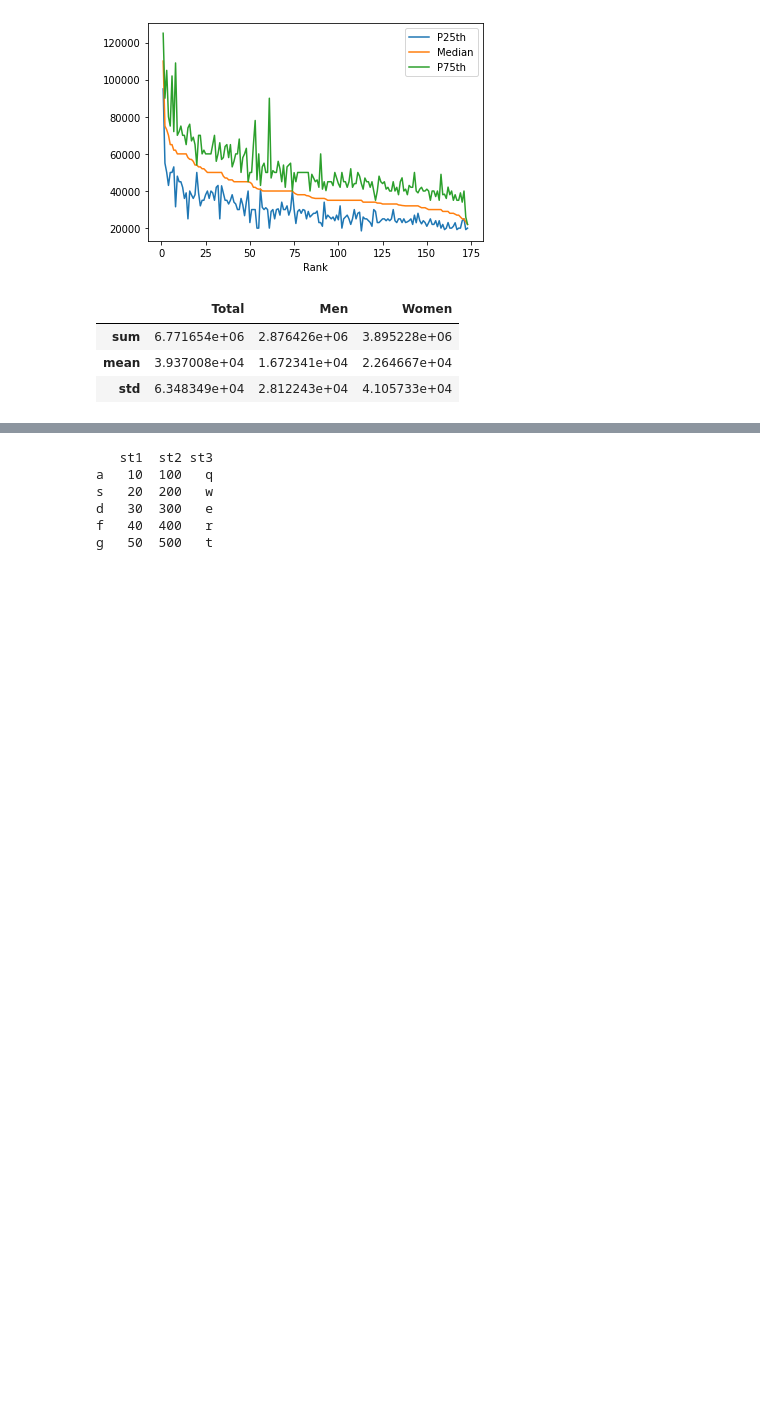
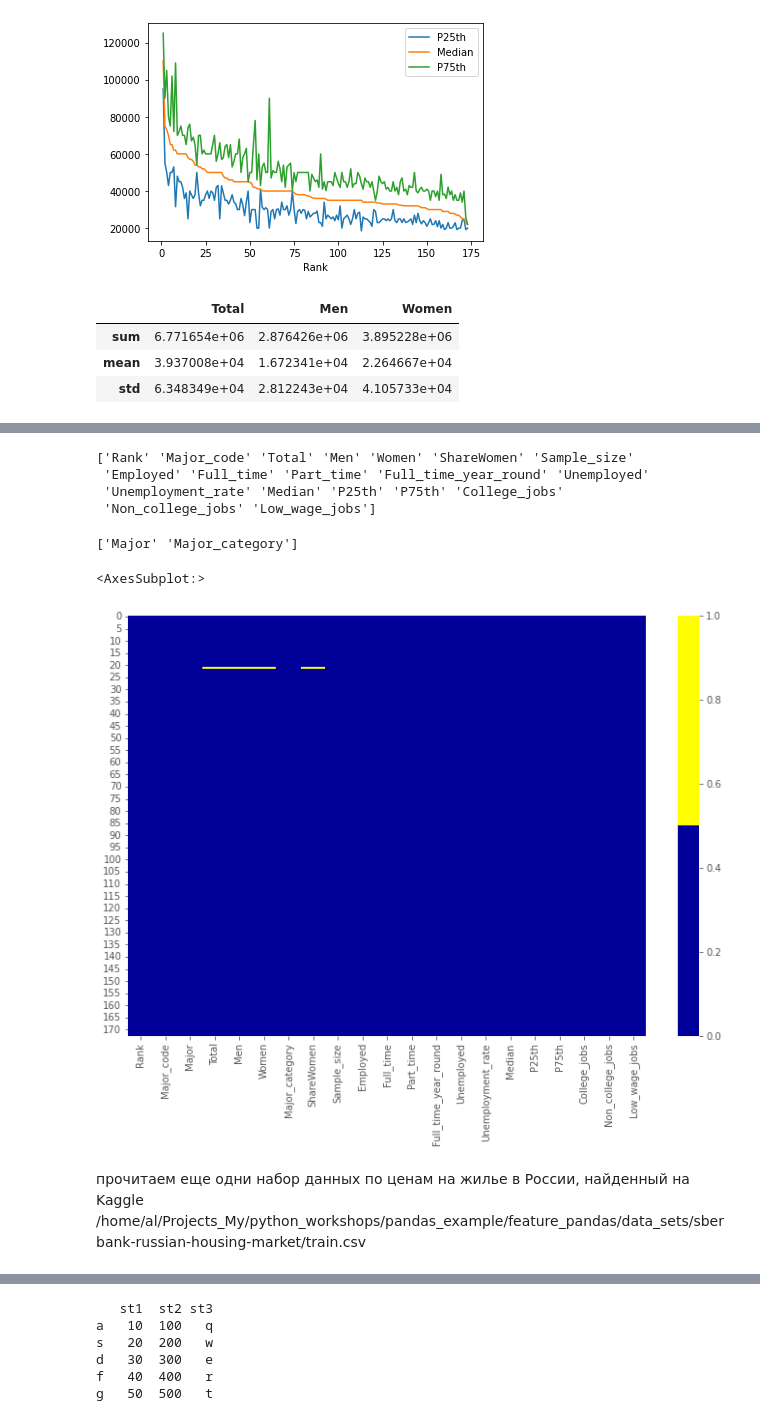
Before and after one commit to gansiorag/python_workshops, a Jupyter notebook: pandas_example/feature_pandas/Разные приемы pandas.ipynb, the cells around one changed output, grey strips where cells are left out. Drawn from its saved outputs; the diff is of its cells as text; code cells hidden in the pictures; blank space fills up the shorter version.

```diff
--- a/pandas_example/feature_pandas/Разные приемы pandas.ipynb
+++ b/pandas_example/feature_pandas/Разные приемы pandas.ipynb
@@ -5,7 +5,7 @@
 import pandas as pd
 %matplotlib inline
 
-data_file = '/home/al/PycharmProjects/python_workshops/pandas_example/feature_pandas/data_sets/recent-grads.csv'
+data_file = '/home/al/Projects_My/python_workshops/pandas_example/feature_pandas/data_sets/recent-grads.csv'
 # %%
 nabor_one = pd.read_csv(data_file)
 # %%
@@ -32,3 +32,14 @@ nabor_one[['Total', 'Men', 'Women']].agg(['sum', 'mean', 'std'])
 | sum | 6.771654e+06 | 2.876426e+06 | 3.895228e+06 |
 | mean | 3.937008e+04 | 1.672341e+04 | 2.264667e+04 |
 | std | 6.348349e+04 | 2.812243e+04 | 4.105733e+04 |
+# %%
+import numpy as np
+import seaborn as sns
+
+import matplotlib.pyplot as plt
+import matplotlib.mlab as mlab
+import matplotlib
+plt.style.use('ggplot')
+from matplotlib.pyplot import figure
+# %%
+matplotlib.rcParams['figure.figsize'] = (12,8)
@@ -34,0 +70,28 @@ nabor_one[['Total', 'Men', 'Women']].agg(['sum', 'mean', 'std'])
+# %%
+# отбор числовых колонок
+df_numeric = nabor_one.select_dtypes(include=[np.number])
+numeric_cols = df_numeric.columns.values
+print(numeric_cols)
+# %% [output]
+['Rank' 'Major_code' 'Total' 'Men' 'Women' 'ShareWomen' 'Sample_size'
+ 'Employed' 'Full_time' 'Part_time' 'Full_time_year_round' 'Unemployed'
+ 'Unemployment_rate' 'Median' 'P25th' 'P75th' 'College_jobs'
+ 'Non_college_jobs' 'Low_wage_jobs']
+# %%
+# отбор нечисловых колонок
+df_non_numeric = nabor_one.select_dtypes(exclude=[np.number])
+non_numeric_cols = df_non_numeric.columns.values
+print(non_numeric_cols)
+# %% [output]
+['Major' 'Major_category']
+# %%
+# определяем цвета
+# желтый - пропущенные данные, синий - не пропущенные
+colours = ['#000099', '#ffff00']
+sns.heatmap(nabor_one.isnull(), cmap=sns.color_palette(colours))
+# %% [output]
+<AxesSubplot:>
+[figure, added]
+# %% [markdown]
+прочитаем еще одни набор данных по ценам на жилье в России, найденный на Kaggle<br>
+/home/al/Projects_My/python_workshops/pandas_example/feature_pandas/data_sets/sberbank-russian-housing-market/train.csv
```
Also changed, not shown: parts of 6 cells of this notebook.
